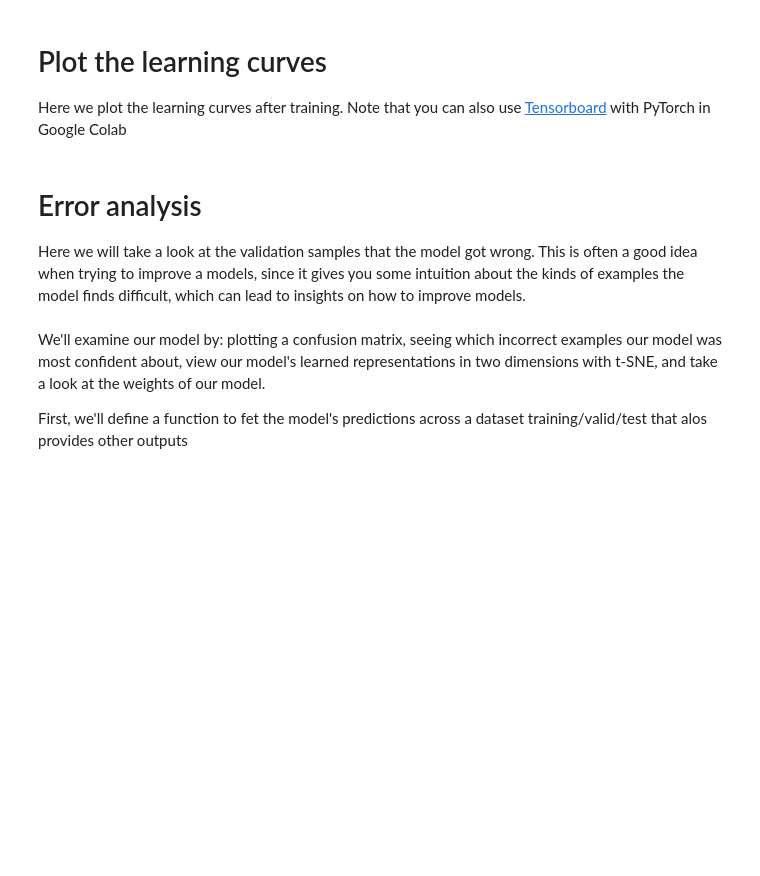
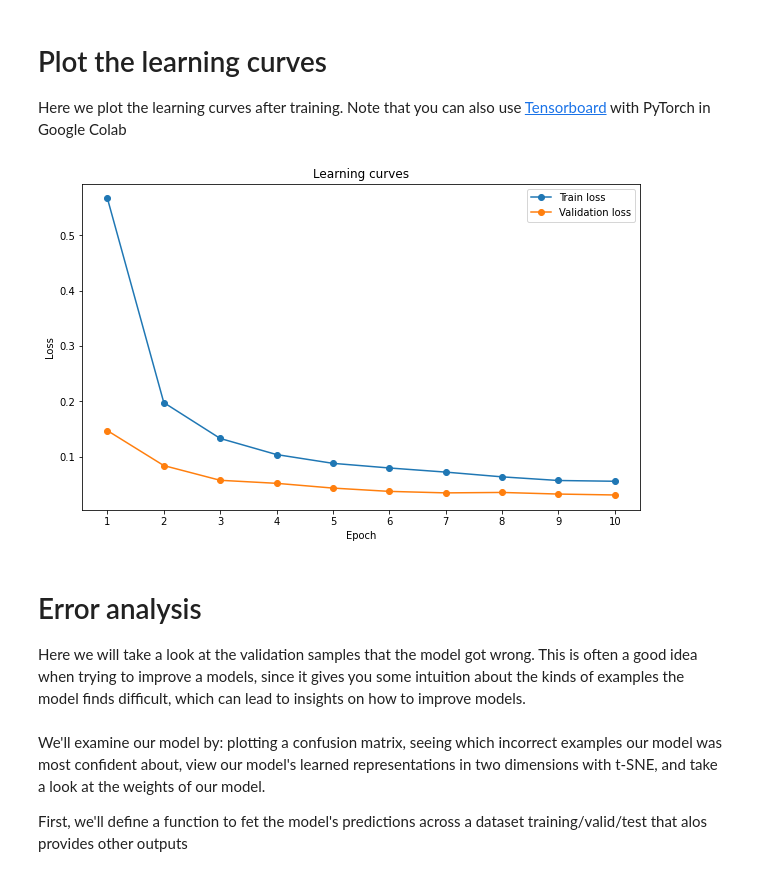
Before and after one commit to glorelvalle/g-mucd, a Jupyter notebook: appiv/p1/[UAM_APPSIV]_Image_Classification.ipynb, the cells around one changed output. Cells and saved outputs as stored; diff of their text form; code cells hidden in the pictures; blank space fills up the shorter version.

```diff
--- a/appiv/p1/[UAM_APPSIV]_Image_Classification.ipynb
+++ b/appiv/p1/[UAM_APPSIV]_Image_Classification.ipynb
@@ -357,7 +362,7 @@ Let's code up the training loop as a function. There are two parts to the loop:
 criterion = nn.CrossEntropyLoss()
 
 # create an SGD optimizer with learning rate 0.01, momentum 0.9, and nesterov momentum turned on
-optimizer = optim.SGD(model.parameters(), lr=0.01, momentum=0.9)
+optimizer = optim.SGD(model.parameters(), lr=0.01, momentum=0.9, nesterov=True)
 
 def train_for_epoch():
 
@@ -376,10 +381,10 @@ def train_for_epoch():
         optimizer.zero_grad()
 
         # forward propagation
-        predictions, interm_feats = model(batch)
+        predictions, interm_feats = model.forward(batch)
 
         # calculate the lossfor the batch
-        loss = criterion(predictions, interm_feats)
+        loss = criterion(predictions, targets)
 
         # backpropagate to compute gradients
         loss.backward()
@@ -391,7 +396,7 @@ def train_for_epoch():
         train_losses.append(loss.item())
 
     # calculate average training loss of the epch
-    train_loss = loss / len(train_loader)
+    train_loss = np.mean(train_losses)
 
     return train_loss
 
@@ -420,7 +425,7 @@ def validate():
             predictions, interm_feats = model(batch)
 
             # calculate the loss
-            loss = criterion(predictions, interm_feats)
+            loss = criterion(predictions, targets)
 
             # update running loss value
             valid_losses.append(loss.item())
@@ -429,7 +434,7 @@ def validate():
             y_pred.extend(predictions.argmax(dim=1).cpu().numpy())
 
     # compute the average validation loss
-    valid_loss = loss / len(valid_loader)
+    valid_loss = np.mean(valid_losses)
 
     # Collect predictions into y_pred and ground truth into y_true
     y_pred = np.array(y_pred, dtype=np.float32)
@@ -476,19 +490,26 @@ RuntimeError: ignored
 
 Here we plot the learning curves after training. Note that you can also use [Tensorboard](https://www.tensorflow.org/guide/summaries_and_tensorboard) with PyTorch in Google Colab
 # %%
-epochs = range(1, len(train_losses) + 1)
+def plot_learning_curve(train_loss, valid_loss, epochs=None):
+  if epochs is None:
+    epochs = range(1, len(train_loss) + 1)
 
-plt.figure(figsize=(10,6))
-# use matplotlib to plot the training and validation losses in a single graph,
-# and label them accordingly
-???
+  plt.figure(figsize=(10, 6))
+  # use matplotlib to plot the training and validation losses in a single graph,
+  # and label them accordingly
+  plt.plot(epochs, train_loss, '-o', label='Train loss')
+  plt.plot(epochs, valid_loss, '-o', label='Validation loss')
 
-plt.legend()
-plt.title('Learning curves')
-plt.xlabel('Epoch')
-plt.ylabel('Loss')
-plt.xticks(epochs)
-plt.show()
+  plt.legend()
+  plt.title('Learning curves')
+  plt.xlabel('Epoch')
+  plt.ylabel('Loss')
+  plt.xticks(epochs)
+  plt.show()
+# %%
+plot_learning_curve(train_losses, valid_losses)
+# %% [output]
+[figure, added]
 # %% [markdown]
 # Error analysis
 
```
Also changed, not shown: parts of 19 cells of this notebook.
